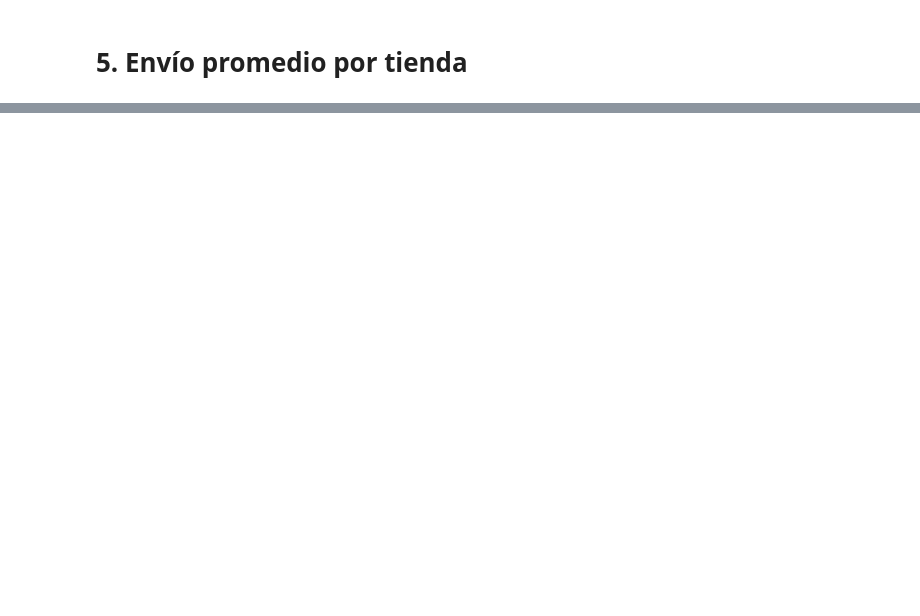
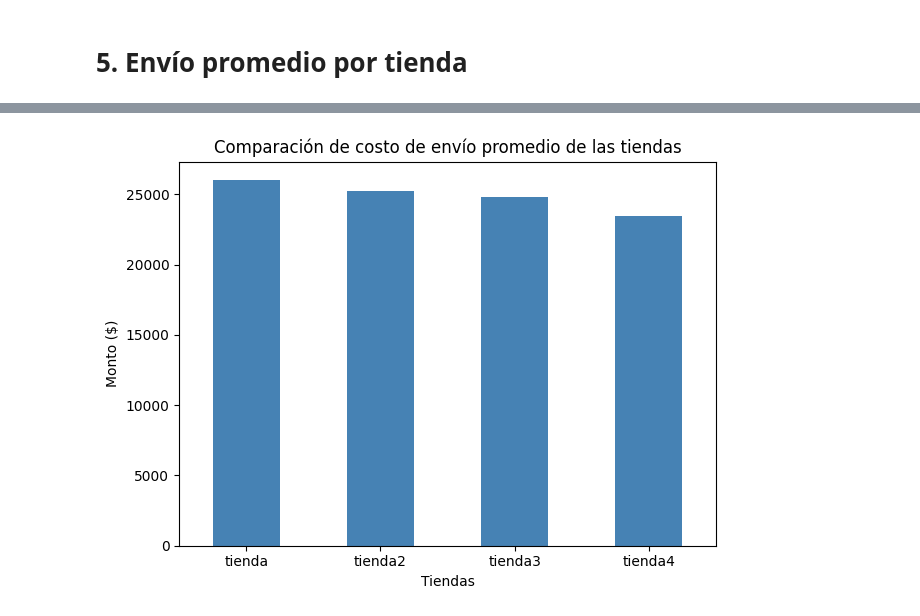
Before and after one commit to ayelar/challenge-alura-store, a Jupyter notebook: AluraStoreLatam.ipynb, the cells around one changed output, grey strips where cells are left out. Drawn from its saved outputs; the diff is of its cells as text; code cells hidden in the pictures; blank space fills up the shorter version.

```diff
--- a/AluraStoreLatam.ipynb
+++ b/AluraStoreLatam.ipynb
@@ -551,0 +646,3 @@ t4_venta_productos
+# %%
+t2_envio = tienda2['Costo de envío'].mean()
+t2_envio
@@ -551,0 +651,3 @@ t4_venta_productos
+# %%
+t3_envio = tienda3['Costo de envío'].mean()
+t3_envio
@@ -551,0 +656,3 @@ t4_venta_productos
+# %%
+t4_envio = tienda4['Costo de envío'].mean()
+t4_envio
@@ -551,0 +661,8 @@ t4_venta_productos
+# %%
+costoEnvio_tiendas = ({
+    'Tienda': ['tienda', 'tienda2', 'tienda3', 'tienda4'],
+    'Costo de envío promedio': [t1_envio, t2_envio, t3_envio, t4_envio]
+})
+
+df_envio = pd.DataFrame(costoEnvio_tiendas)
+df_envio
@@ -551,0 +675,17 @@ t4_venta_productos
+# %%
+df_envio.plot(
+    x='Tienda',
+    y='Costo de envío promedio',
+    kind='bar',
+    legend=False,
+    color='steelblue'
+)
+
+plt.title('Comparación de costo de envío promedio de las tiendas')
+plt.ylabel('Monto ($)')
+plt.xlabel('Tiendas')
+plt.xticks(rotation=0)
+plt.tight_layout()
+plt.show()
+# %% [output]
+[figure, added]
```
Also changed, not shown: parts of 14 cells of this notebook.
